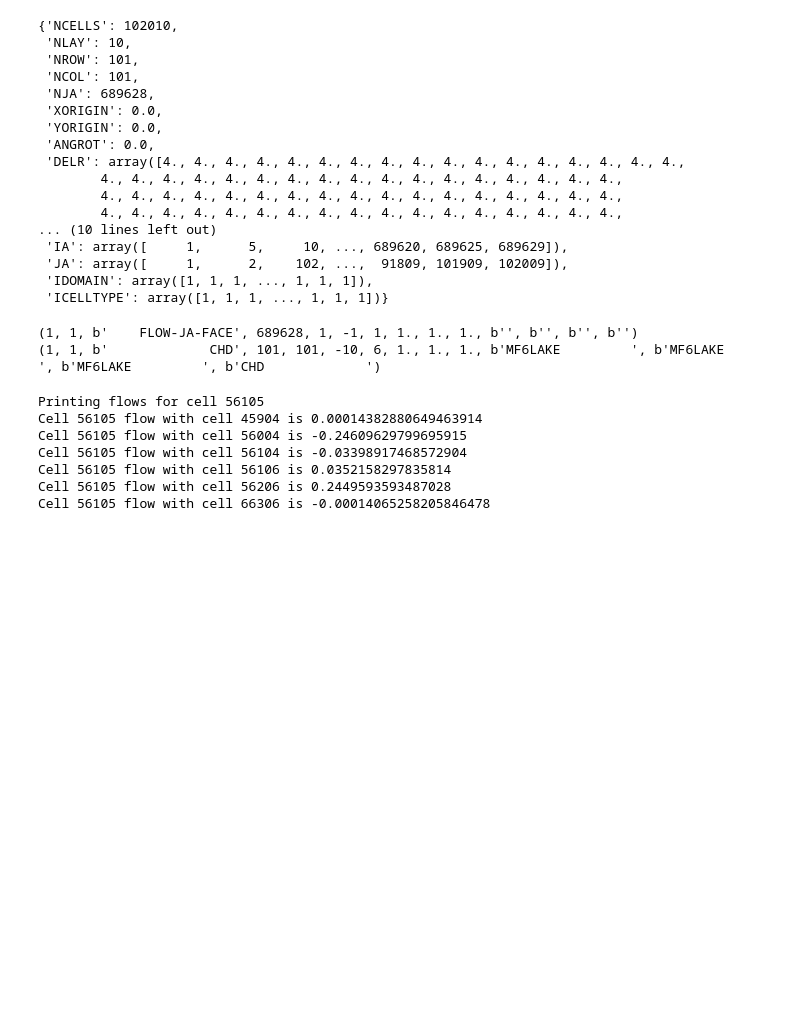
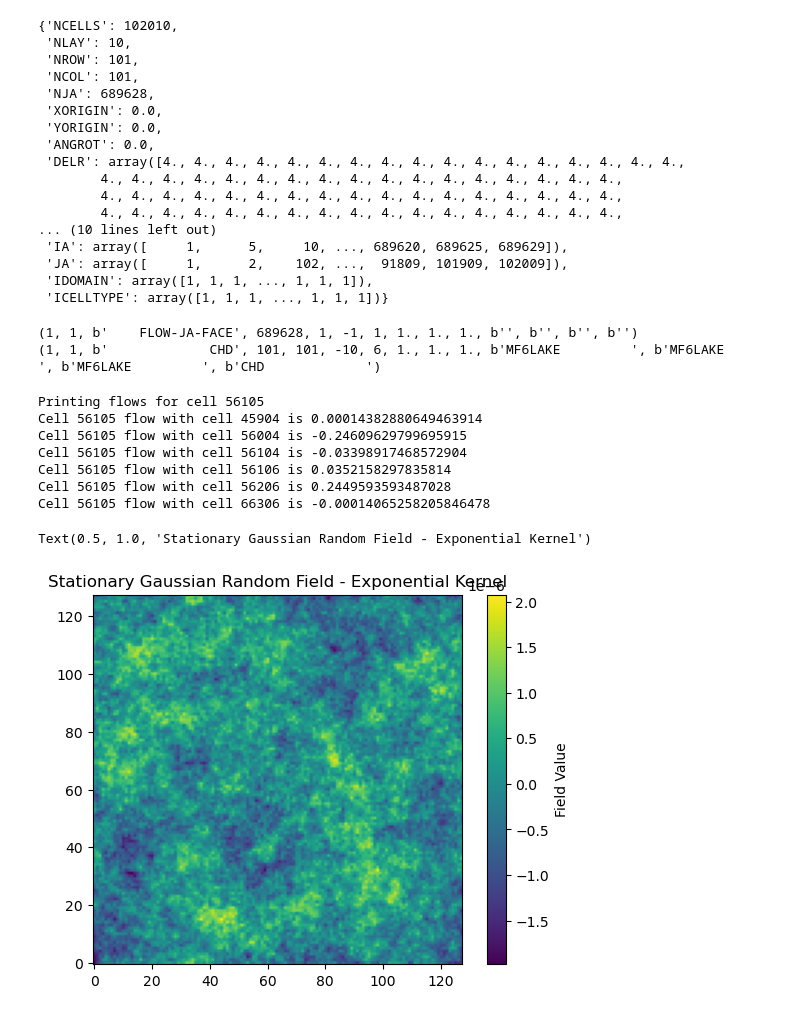
Before and after one commit to QuanGuo/flopy_example, a Jupyter notebook: mf6_simple_model_example.ipynb, the cells around one changed output. Drawn from its saved outputs; the diff is of its cells as text; code cells hidden in the pictures; blank space fills up the shorter version.

```diff
--- a/mf6_simple_model_example.ipynb
+++ b/mf6_simple_model_example.ipynb
@@ -462,3 +461,57 @@ try:
     temp_dir.cleanup()
 except:
     pass
+# %%
+import numpy as np
+import matplotlib.pyplot as plt
+
+def generate_grf(psd_function, size, grid_step=1.0):
+    # Frequency grid
+    freq_x = np.fft.fftfreq(size, d=grid_step)
+    freq_y = np.fft.fftfreq(size, d=grid_step)
+    freq_grid_x, freq_grid_y = np.meshgrid(freq_x, freq_y)
+    freq_radius_sq = freq_grid_x**2 + freq_grid_y**2
+
+    # Calculate power spectral density
+    psd = psd_function(freq_radius_sq)
+
+    # Generate random field in frequency domain
+    random_field_freq_domain = np.random.normal(size=(size, size)) + 1j * np.random.normal(size=(size, size))
+    random_field_freq_domain *= np.sqrt(psd) / (size ** 2)
+
+    # Inverse FFT to transform to spatial domain
+    random_field = np.fft.ifft2(random_field_freq_domain)
+    return np.real(random_field)
+
+# PSD for Squared Exponential Kernel
+def squared_exponential_psd(freq_radius_sq, length_scale=1.0, sigma=1.0):
+    return sigma**2 * (2 * np.pi * length_scale**2) * np.exp(-2 * np.pi**2 * length_scale**2 * freq_radius_sq)
+
+# PSD for Exponential Kernel
+def exponential_psd(freq_radius_sq, length_scale=1.0, sigma=1.0):
+    return 2 * sigma**2 * length_scale**2 / (1 + 4 * np.pi**2 * length_scale**2 * freq_radius_sq)
+
+# Example: Generate GRF using Exponential PSD
+size = 128
+length_scale = 32
+sigma = 1.0
+
+# Choose the kernel here
+kernel = "Exponential"  # Options: "SE", "Matern", "Exponential"
+
+if kernel == "SE":
+    psd_function = lambda r_sq: squared_exponential_psd(r_sq, length_scale, sigma)
+elif kernel == "Exponential":
+    psd_function = lambda r_sq: exponential_psd(r_sq, length_scale, sigma)
+else:
+    raise ValueError("Unknown kernel")
+
+field = generate_grf(psd_function, size)
+
+# Plot
+plt.imshow(field, origin='lower')
+plt.colorbar(label='Field Value')
+plt.title(f'Stationary Gaussian Random Field - {kernel} Kernel')
+# %% [output]
+Text(0.5, 1.0, 'Stationary Gaussian Random Field - Exponential Kernel')
+[figure, added]
```
Also changed, not shown: parts of 13 cells of this notebook, 1 other file.
